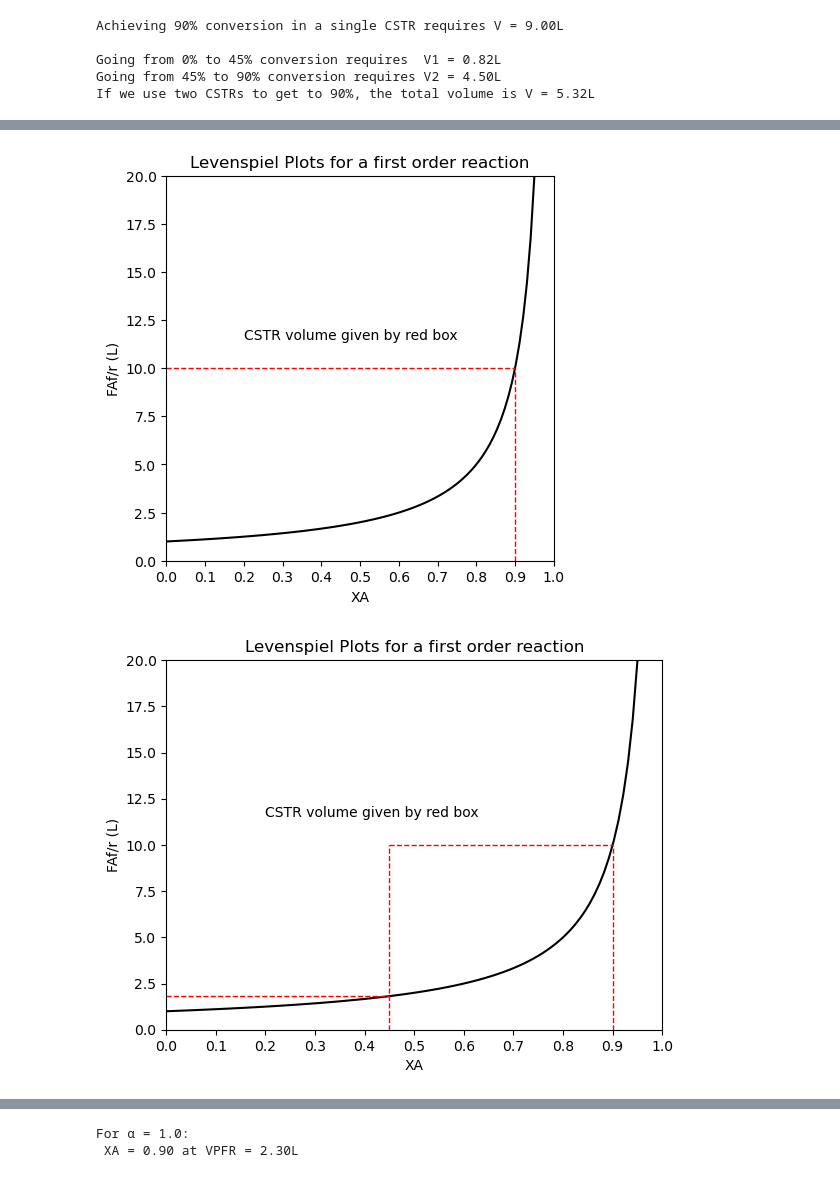
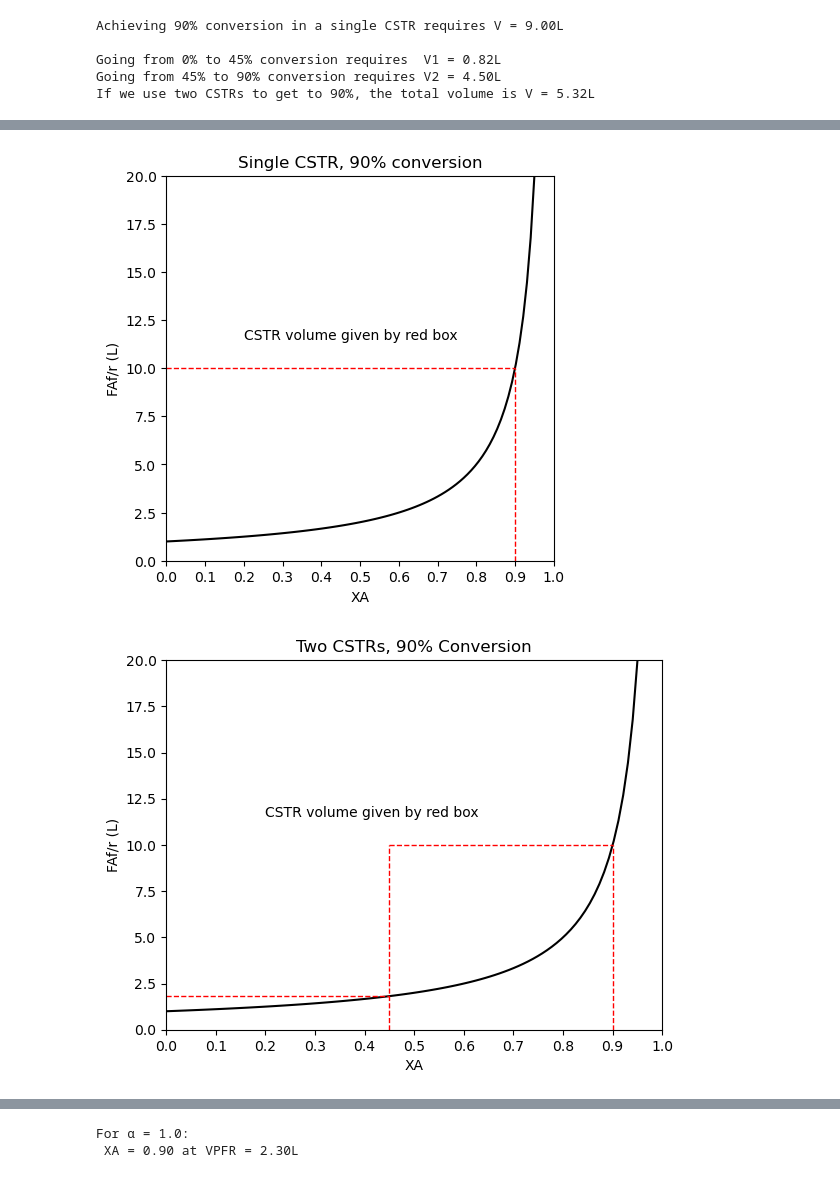
Before and after one commit to jqbond/CEN587, a Jupyter notebook: Notebooks/587-N26.ipynb, the cells around one changed output, grey strips where cells are left out. Saved outputs shown, nothing was run; the diff lists cells and outputs as text; code cells hidden in the pictures.

```diff
--- a/Notebooks/587-N26.ipynb
+++ b/Notebooks/587-N26.ipynb
@@ -163,35 +171,40 @@ def LEV(XA, α):
 # %%
+def LEV(XA, α):
+    k   = 1 #units to vary with reaction order so that r = mol/L/min
+    CAf = 1 #mol/L
+    FAf = 1 #mol/min
+    CA  = CAf*(1 - XA)
+    r   = k*CA**α
+    return FAf/r
+
 order = 1
 XAset = np.linspace(0, 0.95, 100)
 plt.figure(1, figsize = (5, 5))
 plt.plot(XAset, LEV(XAset, order), color = 'black')
 plt.vlines(0.9, 0, 10, linestyle = 'dashed', color = 'red', linewidth = 1)
 plt.hlines(LEV(0.9, order), 0.0, 0.9, linestyle = 'dashed', color = 'red', linewidth = 1)
 plt.annotate('CSTR volume given by red box', (0.2, 11.5))
-plt.title('Levenspiel Plots for a first order reaction')
+plt.title('Single CSTR, 90% conversion')
 plt.ylabel('FAf/r (L)')
 plt.xlabel('XA')
 plt.xlim(0,1)
 plt.ylim(0,20)
 plt.xticks(np.linspace(0, 1, 11))
 plt.show()
+
+plt.plot(XAset, LEV(XAset, order), color = 'black')
+plt.vlines(0.9, 0, 10, linestyle = 'dashed', color = 'red', linewidth = 1)
+plt.hlines(LEV(0.9, order), 0.45, 0.9, linestyle = 'dashed', color = 'red', linewidth = 1)
+plt.vlines(0.45, 0, 10, linestyle = 'dashed', color = 'red', linewidth = 1)
+plt.hlines(LEV(0.45, order), 0, 0.45, linestyle = 'dashed', color = 'red', linewidth = 1)
+plt.annotate('CSTR volume given by red box', (0.2, 11.5))
+plt.title('Two CSTRs, 90% Conversion')
+plt.ylabel('FAf/r (L)')
+plt.xlabel('XA')
+plt.xlim(0,1)
+plt.ylim(0,20)
+plt.xticks(np.linspace(0, 1, 11))
+plt.show()
 # %% [output]
-[figure, old version]
+[figure, new version]
+[figure, added]
-# %%
-order = 1
-XAset = np.linspace(0, 0.95, 100)
-plt.plot(XAset, LEV(XAset, order), color = 'black')
-plt.vlines(0.9, 0, 10, linestyle = 'dashed', color = 'red', linewidth = 1)
-plt.hlines(LEV(0.9, order), 0.45, 0.9, linestyle = 'dashed', color = 'red', linewidth = 1)
-plt.vlines(0.45, 0, 10, linestyle = 'dashed', color = 'red', linewidth = 1)
-plt.hlines(LEV(0.45, order), 0, 0.45, linestyle = 'dashed', color = 'red', linewidth = 1)
-plt.annotate('CSTR volume given by red box', (0.2, 11.5))
-plt.title('Levenspiel Plots for a first order reaction')
-plt.ylabel('FAf/r (L)')
-plt.xlabel('XA')
-plt.xlim(0,1)
-plt.ylim(0,20)
-plt.xticks(np.linspace(0, 1, 11))
-plt.show()
-# %% [output]
-[figure, removed]
```
Also changed, not shown: parts of 24 cells of this notebook, 58 other files.
